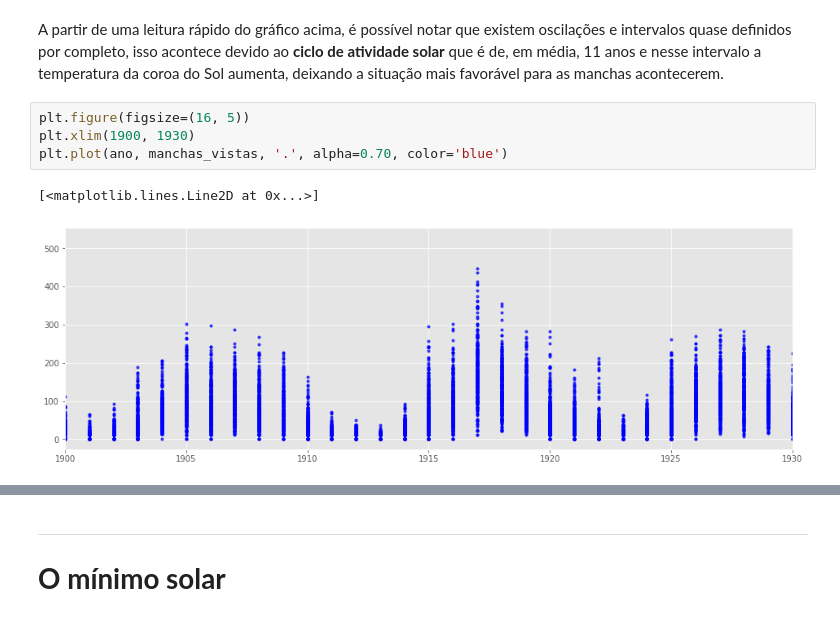
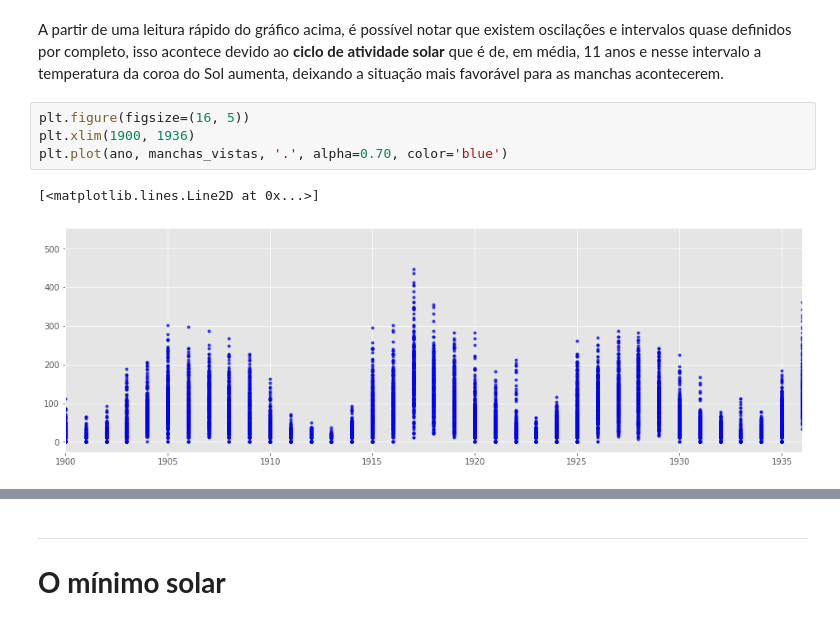
Before and after one commit to f3lipelapa/Analise-de-dados, a Jupyter notebook: Astronomia/manchas_solares.ipynb, the cells around one changed output, grey strips where cells are left out. Cells and saved outputs as stored; diff of their text form.

```diff
--- a/Astronomia/manchas_solares.ipynb
+++ b/Astronomia/manchas_solares.ipynb
@@ -92,8 +93,8 @@ plt.plot(ano, manchas_vistas, '.', color='blue', alpha=0.30)
 A partir de uma leitura rápido do gráfico acima, é possível notar que existem oscilações e intervalos quase definidos por completo, isso acontece devido ao **ciclo de atividade solar** que é de, em média, 11 anos e nesse intervalo a temperatura da coroa do Sol aumenta, deixando a situação mais favorável para as manchas acontecerem.
 # %%
 plt.figure(figsize=(16, 5))
-plt.xlim(1900, 1930)
+plt.xlim(1900, 1936)
 plt.plot(ano, manchas_vistas, '.', alpha=0.70, color='blue')
 # %% [output]
 [<matplotlib.lines.Line2D at 0x...>]
-[figure, old version]
+[figure, new version]
```
Also changed, not shown: parts of 9 cells of this notebook.
